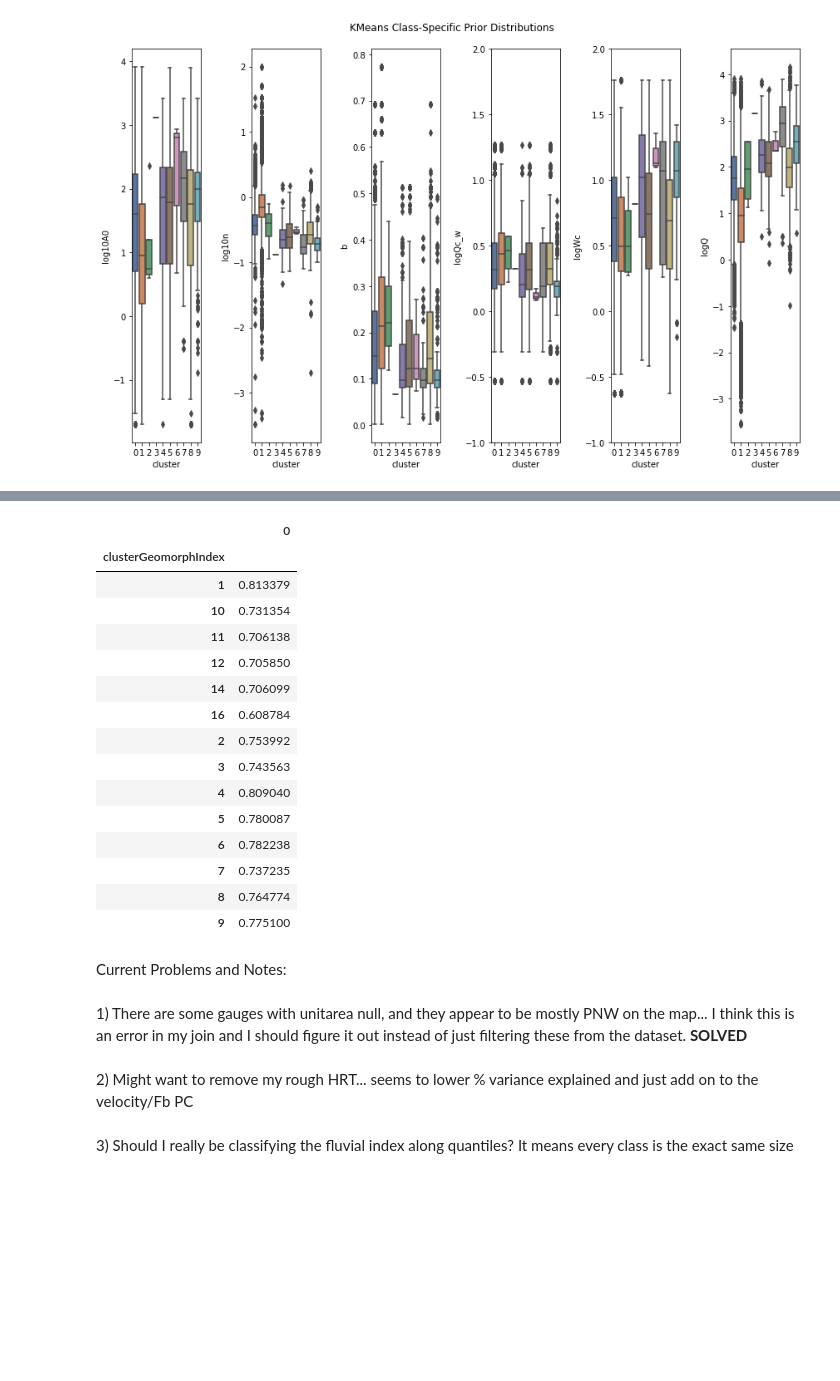
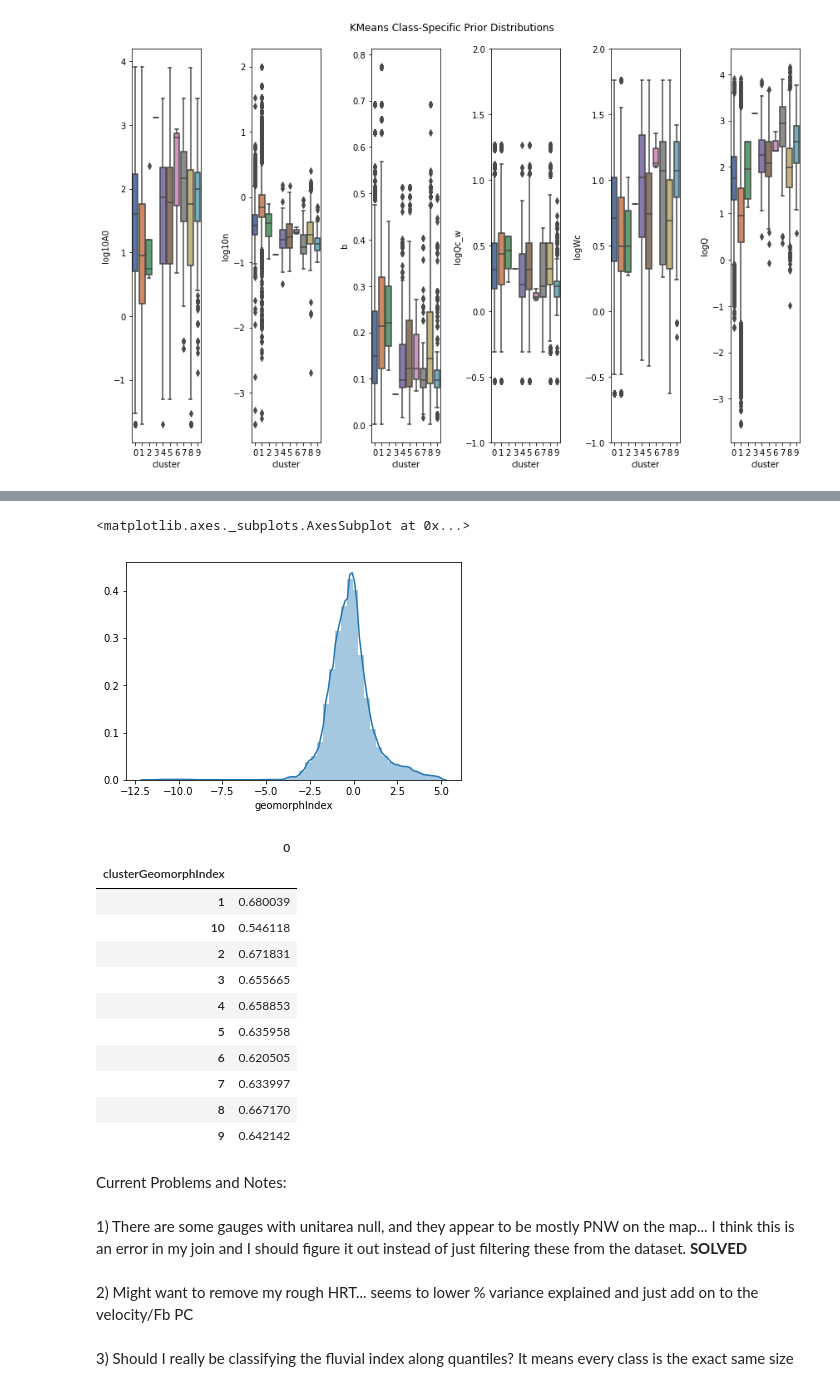
Before and after one commit to craigbrinkerhoff/2019_GeoClass, a Jupyter notebook: scripts/Brinkerhoff_geomorph_class.ipynb, the cells around one changed output, grey strips where cells are left out. Cells and saved outputs as stored; diff of their text form; code cells hidden in the pictures; blank space fills up the shorter version.

```diff
--- a/scripts/Brinkerhoff_geomorph_class.ipynb
+++ b/scripts/Brinkerhoff_geomorph_class.ipynb
@@ -900,7 +874,7 @@ MERITshortened['PC4'] = principalComponents[:,3]
 MERITshortened['PC5'] = principalComponents[:,4]
 
 MERITshortened['geomorphIndex'] = (MERITshortened['PC1'])+(MERITshortened['PC2'])+(MERITshortened['PC3'])+(MERITshortened['PC4'])+(MERITshortened['PC5'])
-geomorphIndex = np.quantile(MERITshortened['geomorphIndex'], hexadeciles)
+geomorphIndex = np.quantile(MERITshortened['geomorphIndex'], deciles)
 
 MERITshortened['clusterGeomorphIndex'] = np.where(MERITshortened['geomorphIndex']<geomorphIndex[0], '1',
                                                np.where(MERITshortened['geomorphIndex']<geomorphIndex[1], '2',
@@ -910,13 +884,23 @@ MERITshortened['clusterGeomorphIndex'] = np.where(MERITshortened['geomorphIndex'
                                                                                  np.where(MERITshortened['geomorphIndex']<geomorphIndex[5], '6',
                                                                                           np.where(MERITshortened['geomorphIndex']<geomorphIndex[6], '7',
                                                                                                    np.where(MERITshortened['geomorphIndex']<geomorphIndex[7], '8',
-                                                                                                           np.where(MERITshortened['geomorphIndex']<geomorphIndex[8], '9',
-                                                                                                                   np.where(MERITshortened['geomorphIndex']<geomorphIndex[9], '10',
-                                                                                                                           np.where(MERITshortened['geomorphIndex']<geomorphIndex[10], '11',
-                                                                                                                                   np.where(MERITshortened['geomorphIndex']<geomorphIndex[11], '12',
-                                                                                                                                           np.where(MERITshortened['geomorphIndex']<geomorphIndex[2], '13',
-                                                                                                                                                   np.where(MERITshortened['geomorphIndex']<geomorphIndex[13], '14',
-                                                                                                                                                   np.where(MERITshortened['geomorphIndex']<geomorphIndex[4], '15','16')))))))))))))))
+                                                                                                           np.where(MERITshortened['geomorphIndex']<geomorphIndex[8], '9', '10')))))))))
+                                                                                                                   #np.where(MERITshortened['geomorphIndex']<geomorphIndex[9], '10',
+                                                                                                                    #       np.where(MERITshortened['geomorphIndex']<geomorphIndex[10], '11',
+                                                                                                                     #              np.where(MERITshortened['geomorphIndex']<geomorphIndex[11], '12',
+                                                                                                                      #                     np.where(MERITshortened['geomorphIndex']<geomorphIndex[2], '13',
+                                                                                                                       #                            np.where(MERITshortened['geomorphIndex']<geomorphIndex[13], '14',
+                                                                                                                        #                           np.where(MERITshortened['geomorphIndex']<geomorphIndex[4], '15','16')))))))))))))))
+
+MERITshortened['clusterGeomorphIndexEqInt'] = np.where(MERITshortened['geomorphIndex']<-3, '1',
+                                               np.where(MERITshortened['geomorphIndex']<-2, '2',
+                                                       np.where(MERITshortened['geomorphIndex']<-1, '3',
+                                                               np.where(MERITshortened['geomorphIndex']< 0, '4',
+                                                                        np.where(MERITshortened['geomorphIndex']< 1, '5',
+                                                                                 np.where(MERITshortened['geomorphIndex']< 2, '6',
+                                                                                          np.where(MERITshortened['geomorphIndex']< 3, '7',
+                                                                                                   np.where(MERITshortened['geomorphIndex']< 4, '8',
+                                                                                                           np.where(MERITshortened['geomorphIndex']< 5, '9', '10')))))))))
 # %%
 #plot kmeans classes
 MERITshortened['cluster'] = kmeans.labels_
@@ -981,28 +965,30 @@ axs[1].set(ylim=(-4, -0.5))
+# %%
+temp = MERITshortened[MERITshortened['geomorphIndex']<5]
+sns.distplot(temp['geomorphIndex'])
+# %% [output]
+<matplotlib.axes._subplots.AxesSubplot at 0x...>
+[figure, added]
 # %%
 s_temp = MERITshortened.groupby('clusterGeomorphIndex').apply(regress, 'chan_depth', ['chan_discharge']).to_frame()
 u_temp = MERITshortened.groupby('clusterGeomorphIndex').apply(regress2, 'chan_depth', ['chan_discharge']).to_frame()
-r2_temp = MERITshortened.groupby('clusterGeomorphIndex').apply(regress3, 'chan_width', ['chan_discharge']).to_frame()
+r2_temp = MERITshortened.groupby('clusterGeomorphIndex').apply(regress3, 'chan_depth', ['chan_discharge']).to_frame()
 
 r2_temp
 #Then, the idea is to globally model width and depth using these trained functions to each river class,
 #and then back V out b/c the v~Q model performs horrendously
 # %% [output]
 |  | 0 |
 | clusterGeomorphIndex |  |
-| 1 | 0.813379 |
-| 10 | 0.731354 |
-| 11 | 0.706138 |
-| 12 | 0.705850 |
-| 14 | 0.706099 |
-| 16 | 0.608784 |
-| 2 | 0.753992 |
-| 3 | 0.743563 |
-| 4 | 0.809040 |
-| 5 | 0.780087 |
-| 6 | 0.782238 |
-| 7 | 0.737235 |
-| 8 | 0.764774 |
-| 9 | 0.775100 |
+| 1 | 0.680039 |
+| 10 | 0.546118 |
+| 2 | 0.671831 |
+| 3 | 0.655665 |
+| 4 | 0.658853 |
+| 5 | 0.635958 |
+| 6 | 0.620505 |
+| 7 | 0.633997 |
+| 8 | 0.667170 |
+| 9 | 0.642142 |
 # %% [markdown]
 <p>Current Problems and Notes:
     <br><br>
```
Also changed, not shown: parts of 8 cells of this notebook.
